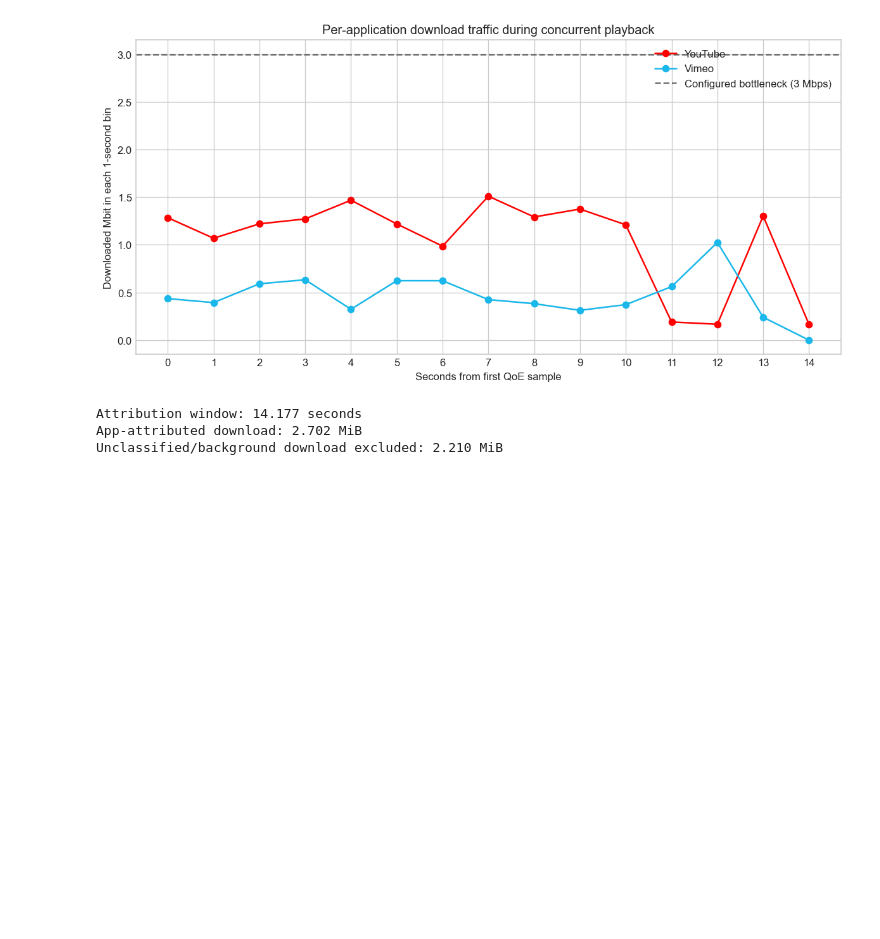
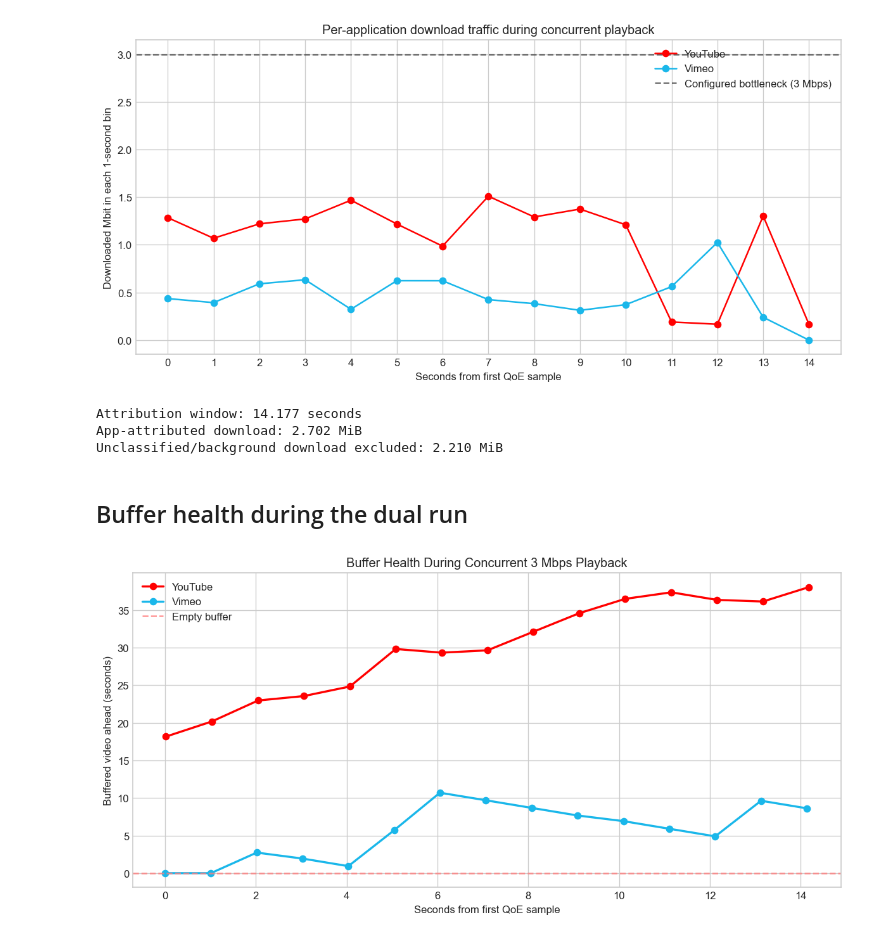
Before and after one commit to SNL-UCSB/agentic-thin-waist, a Jupyter notebook: experiments/pramana_demo.ipynb, the cells around one changed output. Saved outputs shown, nothing was run; the diff lists cells and outputs as text; code cells hidden in the pictures; blank space fills up the shorter version.

Commit message:
add dual playback buffer health graph

```diff
--- a/experiments/pramana_demo.ipynb
+++ b/experiments/pramana_demo.ipynb
@@ -207,3 +207,49 @@ print(f'Unclassified/background download excluded: {unclassified / 2**20:.3f} Mi
 Attribution window: 14.177 seconds
 App-attributed download: 2.702 MiB
 Unclassified/background download excluded: 2.210 MiB
+# %% [markdown]
+## Buffer health during the dual run
+# %%
+from pathlib import Path
+import json
+
+import matplotlib.pyplot as plt
+
+result_candidates = [
+    Path('youtube_vimeo_100ms_pfifo/results/3mbps'),
+    Path('experiments/youtube_vimeo_100ms_pfifo/results/3mbps'),
+]
+RESULT_DIR = next((p.resolve() for p in result_candidates if p.is_dir()), None)
+if RESULT_DIR is None:
+    raise FileNotFoundError('Could not locate the 3 Mbps YouTube + Vimeo result directory')
+
+def load_buffer_samples(app):
+    with (RESULT_DIR / f'{app}_stats.jsonl').open() as handle:
+        rows = [json.loads(line) for line in handle if line.strip()]
+    return rows
+
+youtube_buffer = load_buffer_samples('youtube')
+vimeo_buffer = load_buffer_samples('vimeo')
+start_time = min(youtube_buffer[0]['timestamp'], vimeo_buffer[0]['timestamp'])
+
+plt.style.use('seaborn-v0_8-whitegrid')
+fig, ax = plt.subplots(figsize=(10, 5), dpi=120)
+for name, rows, color in [
+    ('YouTube', youtube_buffer, '#ff0000'),
+    ('Vimeo', vimeo_buffer, '#1ab7ea'),
+]:
+    seconds = [row['timestamp'] - start_time for row in rows]
+    buffer_health = [row['stats'].get('buffer_ahead_secs', 0) or 0 for row in rows]
+    ax.plot(seconds, buffer_health, marker='o', linewidth=2, label=name, color=color)
+
+ax.axhline(0, color='#ff7f7f', linestyle='--', alpha=.8, label='Empty buffer')
+ax.set(
+    title='Buffer Health During Concurrent 3 Mbps Playback',
+    xlabel='Seconds from first QoE sample',
+    ylabel='Buffered video ahead (seconds)',
+)
+ax.legend()
+plt.tight_layout()
+plt.show()
+# %% [output]
+[figure, added]
```
Also changed, not shown: 1 other file.
